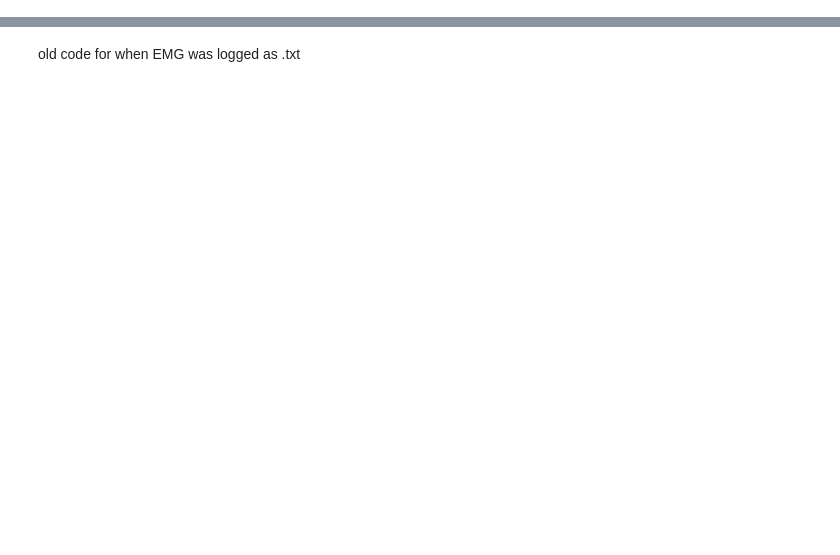
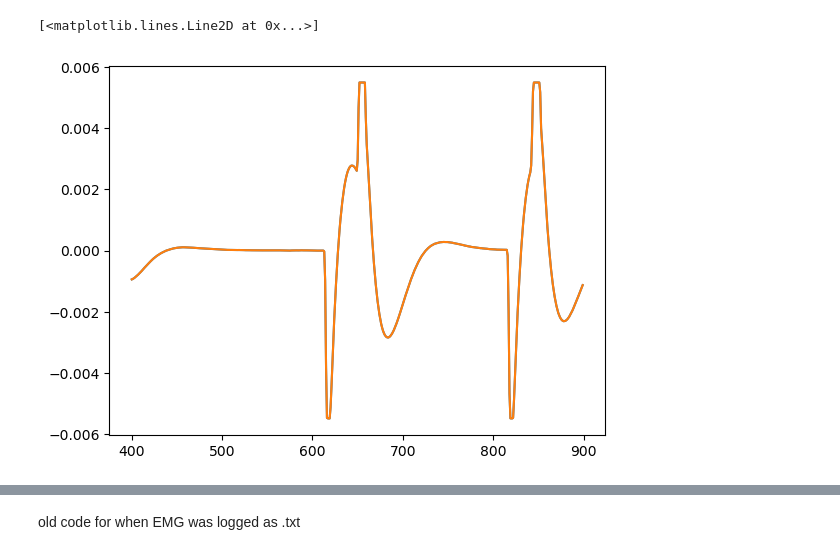
Before and after one commit to uw-herron-lab/OMNI-BIC-DEVELOPMENT, a Jupyter notebook: calibration_processing/calibration_notebook.ipynb, the cells around one changed output, grey strips where cells are left out. Saved outputs shown, nothing was run; the diff lists cells and outputs as text; code cells hidden in the pictures; blank space fills up the shorter version.

```diff
--- a/calibration_processing/calibration_notebook.ipynb
+++ b/calibration_processing/calibration_notebook.ipynb
@@ -61,0 +63,6 @@ print(max_sig[0])
+# %%
+plt.plot(df_filt["TTL signal"][400:900])
+plt.plot(df_raw.EMG2[400:900])
+# %% [output]
+[<matplotlib.lines.Line2D at 0x...>]
+[figure, added]
```
Also changed, not shown: parts of 16 cells of this notebook, 6 other files.
